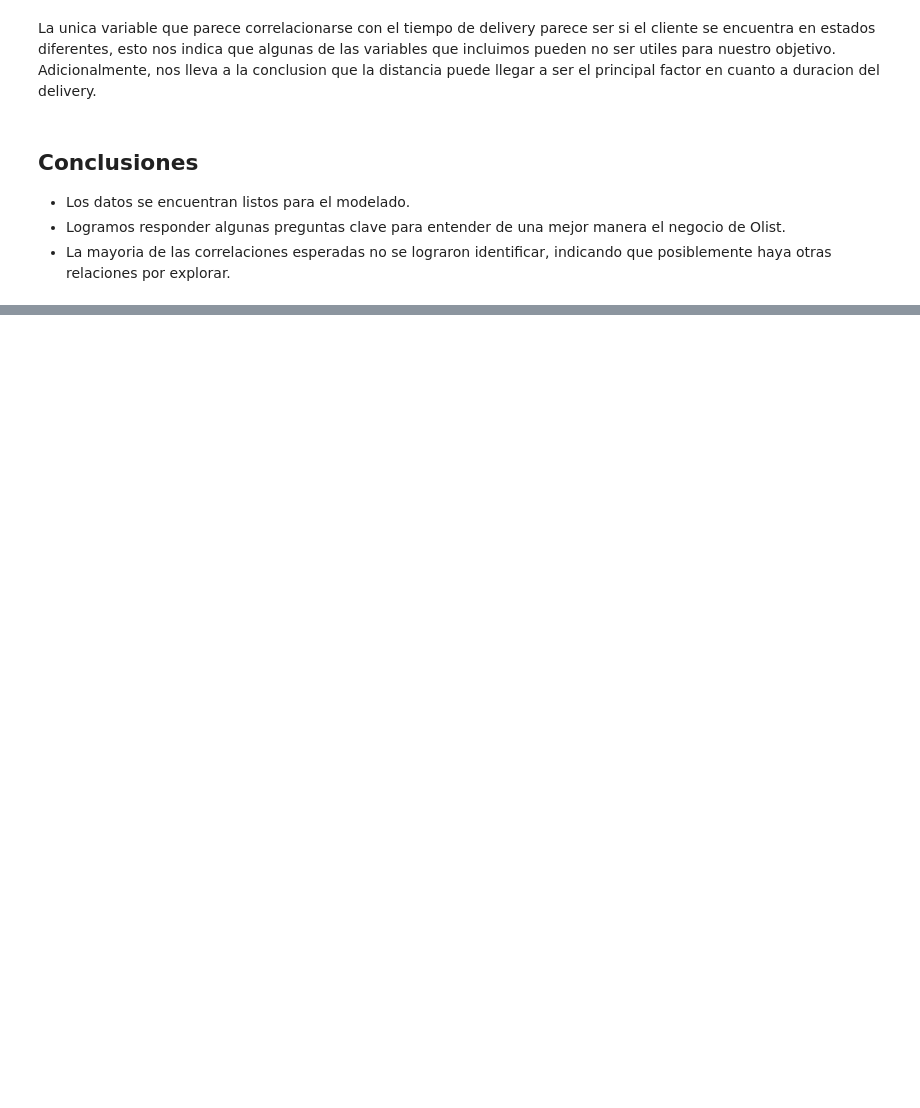
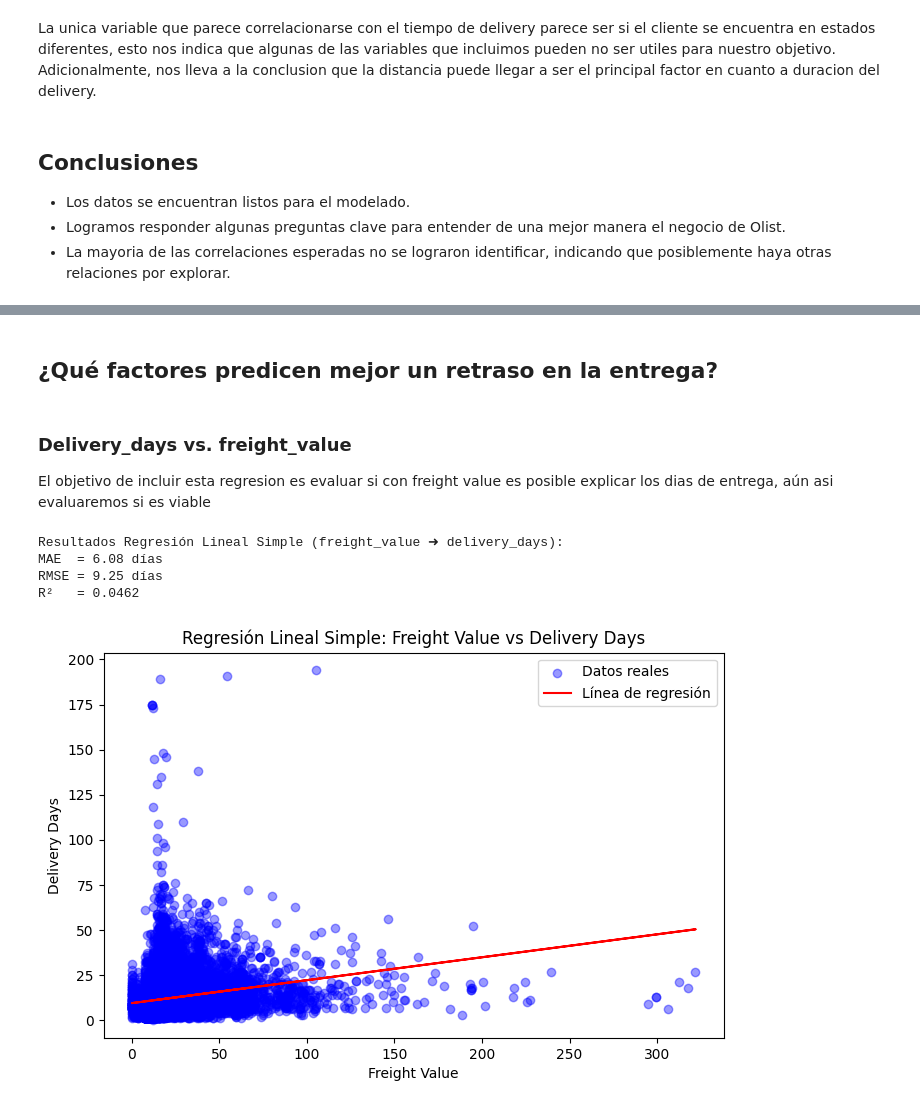
Before and after one commit to JoaquinCampos22155/proyecto3_Mineria, a Jupyter notebook: reporteEDA.ipynb, the cells around one changed output, grey strips where cells are left out. Cells and saved outputs as stored; diff of their text form; code cells hidden in the pictures; blank space fills up the shorter version.

Commit message:
Implementación de todos los modelos de regresión

```diff
--- a/reporteEDA.ipynb
+++ b/reporteEDA.ipynb
@@ -755,0 +758,6 @@ La unica variable que parece correlacionarse con el tiempo de delivery parece se
+# %% [markdown]
+## ¿Qué factores predicen mejor un retraso en la entrega?
+# %% [markdown]
+### Delivery_days vs. freight_value
+
+El objetivo de incluir esta regresion es evaluar si con freight value es posible explicar los dias de entrega, aún asi evaluaremos si es viable
@@ -755,0 +788,11 @@ La unica variable que parece correlacionarse con el tiempo de delivery parece se
+# %%
+# Crear variable nueva de distancia aproximado
+geo_avg = geolocation_dataset.groupby('geolocation_zip_code_prefix')[['geolocation_lat', 'geolocation_lng']].mean().reset_index()
+
+# Coordenadas del cliente
+datar1 = pd.merge(datar1, geo_avg, left_on='customer_zip_code_prefix', right_on='geolocation_zip_code_prefix', how='left')
+datar1.rename(columns={'geolocation_lat': 'customer_lat', 'geolocation_lng': 'customer_lng'}, inplace=True)
+
+# Coordenadas del vendedor
+datar1 = pd.merge(datar1, geo_avg, left_on='seller_zip_code_prefix', right_on='geolocation_zip_code_prefix', how='left')
+datar1.rename(columns={'geolocation_lat': 'seller_lat', 'geolocation_lng': 'seller_lng'}, inplace=True)
@@ -755,0 +822,42 @@ La unica variable que parece correlacionarse con el tiempo de delivery parece se
+# %%
+# Por ultimo tocara generar la regresion lineal simple
+
+# 1. Definir variable independiente (X) y dependiente (y)
+X = reg_data[['freight_value']]  # Variable predictora
+y = reg_data['delivery_days']    # Variable objetivo
+
+# 2. Dividir en entrenamiento y prueba (80/20)
+X_train, X_test, y_train, y_test = train_test_split(X, y, test_size=0.2, random_state=42)
+
+# 3. Crear y entrenar el modelo
+model_lr_simple = LinearRegression()
+model_lr_simple.fit(X_train, y_train)
+
+# 4. Hacer predicciones
+y_pred = model_lr_simple.predict(X_test)
+
+# 5. Evaluar el modelo
+mae = mean_absolute_error(y_test, y_pred)
+rmse = np.sqrt(mean_squared_error(y_test, y_pred))
+r2 = r2_score(y_test, y_pred)
+
+print(f"Resultados Regresión Lineal Simple (freight_value ➜ delivery_days):")
+print(f"MAE  = {mae:.2f} días")
+print(f"RMSE = {rmse:.2f} días")
+print(f"R²   = {r2:.4f}")
+
+# dibujo
+plt.figure(figsize=(8,5))
+plt.scatter(X_test, y_test, color='blue', alpha=0.4, label='Datos reales')
+plt.plot(X_test, y_pred, color='red', label='Línea de regresión')
+plt.xlabel('Freight Value')
+plt.ylabel('Delivery Days')
+plt.title('Regresión Lineal Simple: Freight Value vs Delivery Days')
+plt.legend()
+plt.show()
+# %% [output]
+Resultados Regresión Lineal Simple (freight_value ➜ delivery_days):
+MAE  = 6.08 días
+RMSE = 9.25 días
+R²   = 0.0462
+[figure, added]
```
Also changed, not shown: parts of 23 cells of this notebook.
